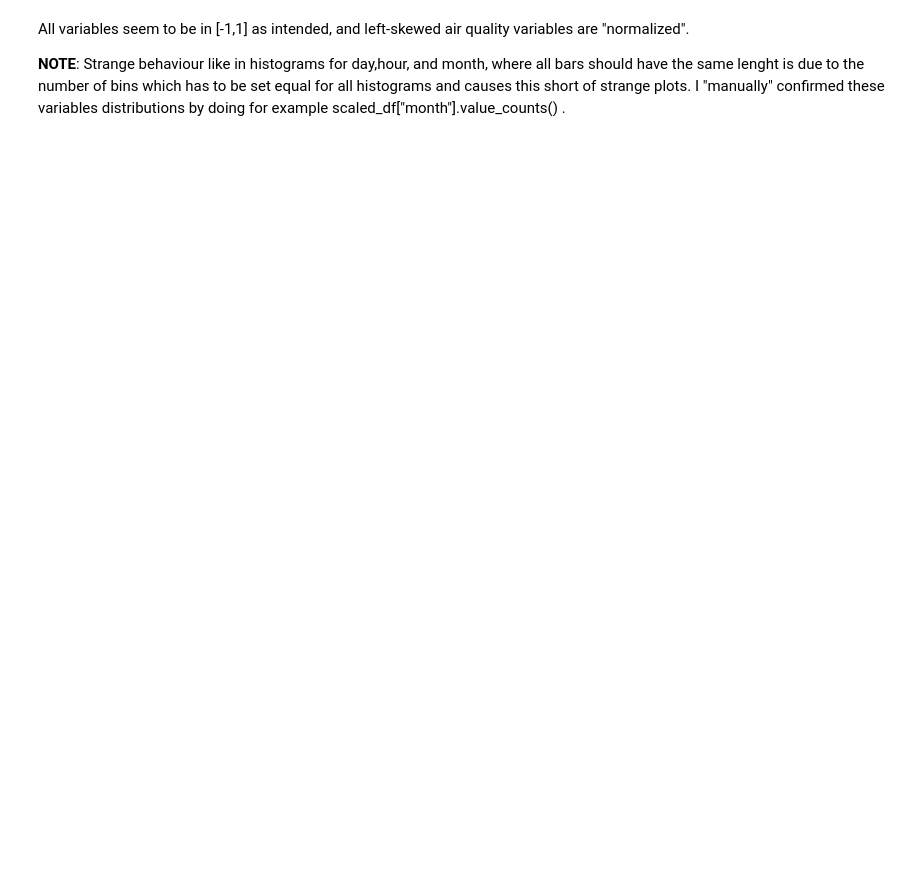
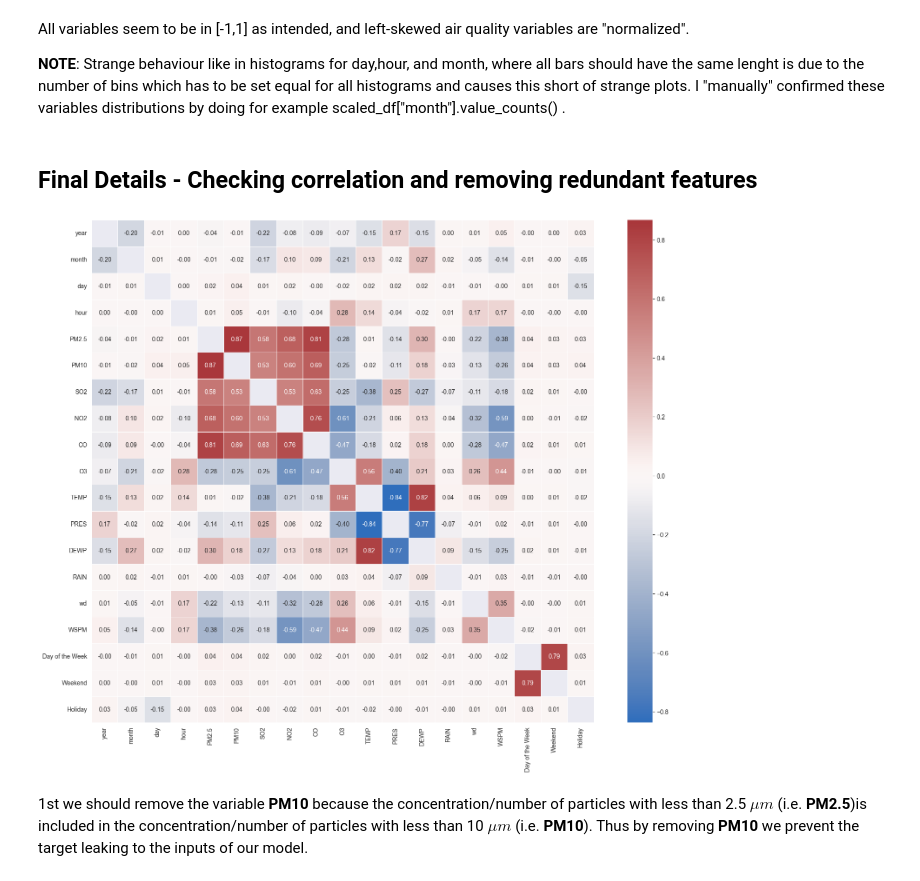
Before and after one commit to Jose-Bastos/MLops_Air, a Jupyter notebook: 2.Feature Engineering.ipynb, the cells around one changed output. Drawn from its saved outputs; the diff is of its cells as text; code cells hidden in the pictures; blank space fills up the shorter version.

```diff
--- a/2.Feature Engineering.ipynb
+++ b/2.Feature Engineering.ipynb
@@ -325,3 +329,18 @@ plt.show()
 All variables seem to be in [-1,1] as intended, and left-skewed air quality variables are "normalized".
 
 **NOTE**: Strange behaviour like in histograms for day,hour, and month, where all bars should have the same lenght is due to the number of bins which has to be set equal for all histograms and causes this short of strange plots. I "manually" confirmed these variables distributions by doing for example scaled_df["month"].value_counts() .
+# %% [markdown]
+## Final Details - Checking correlation and removing redundant features
+# %%
+
+
+df_corr = scaled_df.corr(method="pearson")
+
+# Plot correlation matrix
+fig, ax = plt.subplots(figsize=(20,15))
+sns.heatmap(df_corr, ax=ax, mask=np.eye(len(df_corr)), square=True,
+            center=0, fmt='.2f', linewidths=.5,cmap="vlag",annot=True);
+# %% [output]
+[figure, added]
+# %% [markdown]
+1st we should remove the variable **PM10** because the concentration/number of particles with less than 2.5 $\mu m$ (i.e. **PM2.5**)is included in the concentration/number of particles with less than 10 $\mu m$ (i.e. **PM10**). Thus by removing **PM10** we prevent the target leaking to the inputs of our model.
```
Also changed, not shown: parts of 4 cells of this notebook, 1 other file.
